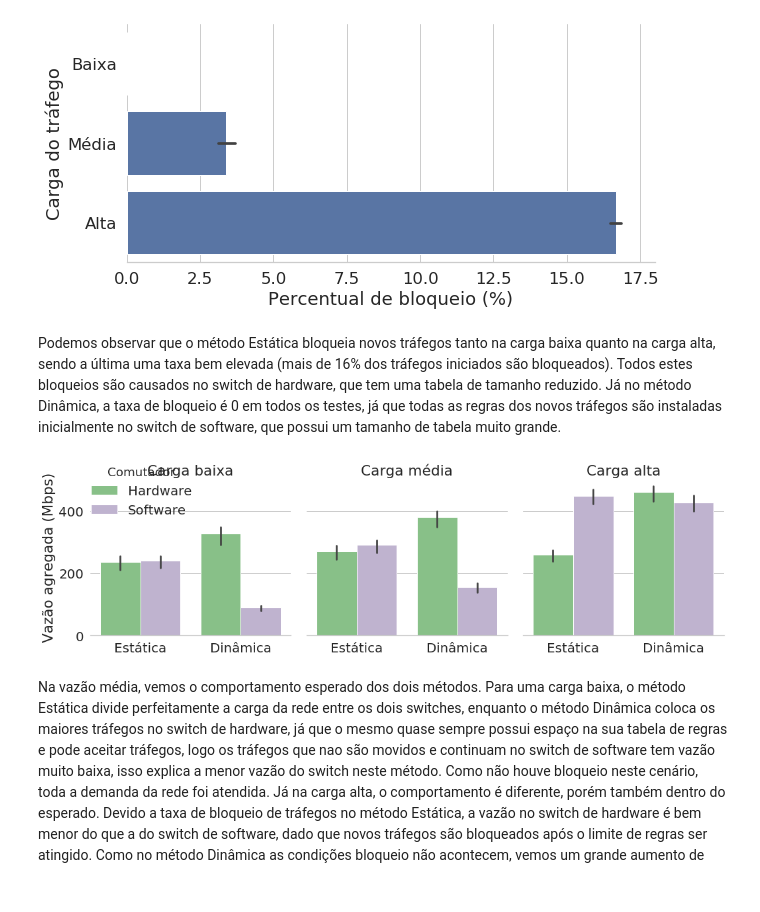
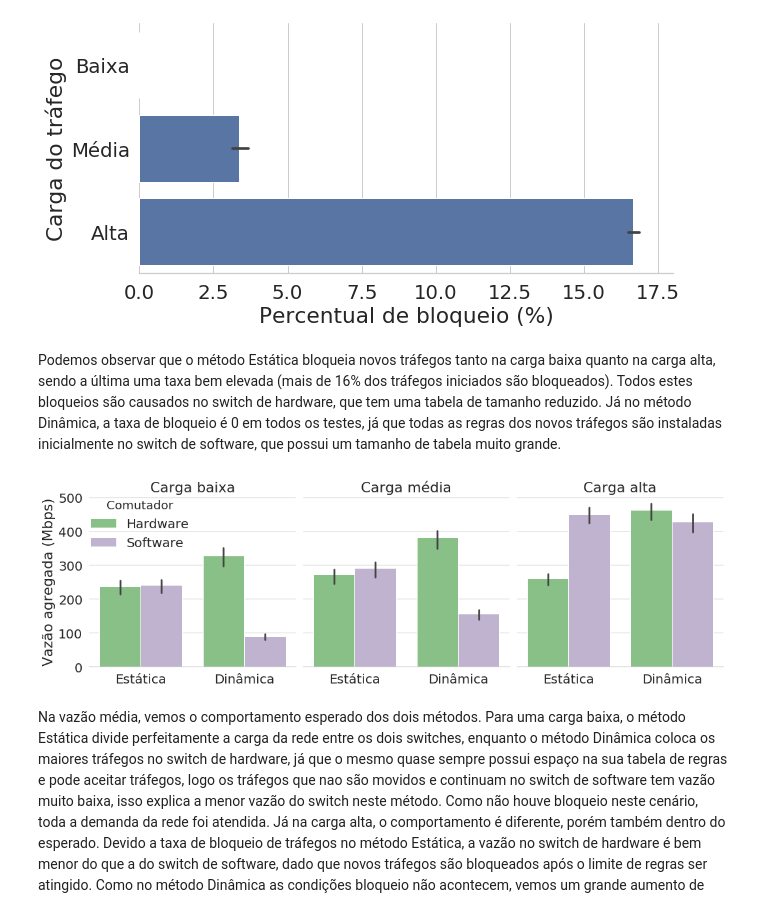
Before and after one commit to pedrobellotti/iperftestes, a Jupyter notebook: Scripts/analise.ipynb, the cells around one changed output. Cells and saved outputs as stored; diff of their text form; code cells hidden in the pictures.

```diff
--- a/Scripts/analise.ipynb
+++ b/Scripts/analise.ipynb
@@ -96,7 +96,6 @@ gpb = dfTotal_info.groupby(["Seed", "TempoChegada", "Política"]).max()
 gpb.reset_index(inplace=True)
 gpb["TaxaBloqueio"] = gpb["RegrasBloqueadas"]/2/float(quantidadeIperfs)*100
 gpb["NomeTempo"] = gpb["TempoChegada"].map({"010": "Alta", "020": "Média", "030": "Baixa"})
-sns.set(font_scale=1.5, style="whitegrid")
 sns_plt = sns.catplot(legend=False, height=4.5, aspect=2, x="TaxaBloqueio", y="NomeTempo", kind="bar", orient="h", hue="Política", hue_order=["Estática"],order=["Baixa", "Média", "Alta"], ci=confianca, data=gpb)
 #sns_plt.fig.suptitle('Taxa de bloqueio por carga', y=1.05)
 sns_plt.set(xlim=(0, 18))
@@ -104,10 +103,8 @@ sns_plt.set_axis_labels("Percentual de bloqueio (%)","Carga do tráfego")
 sns_plt.despine(left=True)
 if (salvarGraficos):
     sns_plt.savefig("Graficos/TaxaBloqueio.pdf")
-sns.set()
-sns.set(font_scale=1.8, style="whitegrid")
 # %% [output]
-[figure, old version]
+[figure, new version]
 # %% [markdown]
 Podemos observar que o método Estática bloqueia novos tráfegos tanto na carga baixa quanto na carga alta, sendo a última uma taxa bem elevada (mais de 16% dos tráfegos iniciados são bloqueados). Todos estes bloqueios são causados no switch de hardware, que tem uma tabela de tamanho reduzido. Já no método Dinâmica, a taxa de bloqueio é 0 em todos os testes, já que todas as regras dos novos tráfegos são instaladas inicialmente no switch de software, que possui um tamanho de tabela muito grande.
 # %%
@@ -155,22 +152,23 @@ gpb = gpb[gpb.Total != 0]
 # %%
 #Plotando grafico
 gpb["MbSeg"] = gpb["Total"]/125000/tempoEstavel #Divide por 125000 para bytes->megabits
 gpb["NomeSwitch"] = gpb["Switch"].map({"SW": "Software", "HW": "Hardware"})
 gpb["NomeTempo"] = gpb["TempoChegada"].map({"010": "alta", "020": "média", "030": "baixa"})
 sns_plt = sns.catplot(palette="Accent", x="Política", y="MbSeg", kind="bar", ci=confianca, data=gpb, col="NomeTempo", hue="NomeSwitch", col_order=["baixa", "média", "alta"], order=["Estática", "Dinâmica"])
 #sns_plt.set(ylim=(0, 350))
 #sns_plt.fig.suptitle('Vazão média no intervalo estável', y=1.05)
 sns_plt.set_axis_labels("", "Vazão agregada (Mbps)")
 sns_plt.set_titles("Carga {col_name}")
 sns_plt._legend.set_title("Comutador")
 sns_plt.despine(left=True)
 leg = sns_plt._legend
 leg.set_bbox_to_anchor([0.05, 0.86])
 leg._loc = 2
+leg.frameon = True
 if (salvarGraficos):
     sns_plt.savefig("Graficos/VazaoMediaIntervaloEstavelPorSwitch.pdf")
 # %% [output]
-[figure, old version]
+[figure, new version]
 # %% [markdown]
 Na vazão média, vemos o comportamento esperado dos dois métodos. Para uma carga baixa, o método Estática divide perfeitamente a carga da rede entre os dois switches, enquanto o método Dinâmica coloca os maiores tráfegos no switch de hardware, já que o mesmo quase sempre possui espaço na sua tabela de regras e pode aceitar tráfegos, logo os tráfegos que nao são movidos e continuam no switch de software tem vazão muito baixa, isso explica a menor vazão do switch neste método. Como não houve bloqueio neste cenário, toda a demanda da rede foi atendida.
 Já na carga alta, o comportamento é diferente, porém também dentro do esperado. Devido a taxa de bloqueio de tráfegos no método Estática, a vazão no switch de hardware é bem menor do que a do switch de software, dado que novos tráfegos são bloqueados após o limite de regras ser atingido. Como no método Dinâmica as condições bloqueio não acontecem, vemos um grande aumento de vazão no switch de hardware e uma leve diminuição na vazão do switch de software, já que os maiores tráfegos são sempre enviados para o switch de hardware, caso o mesmo tenha espaço na sua tabela.
```
Also changed, not shown: parts of 3 cells of this notebook, 2 other files.
